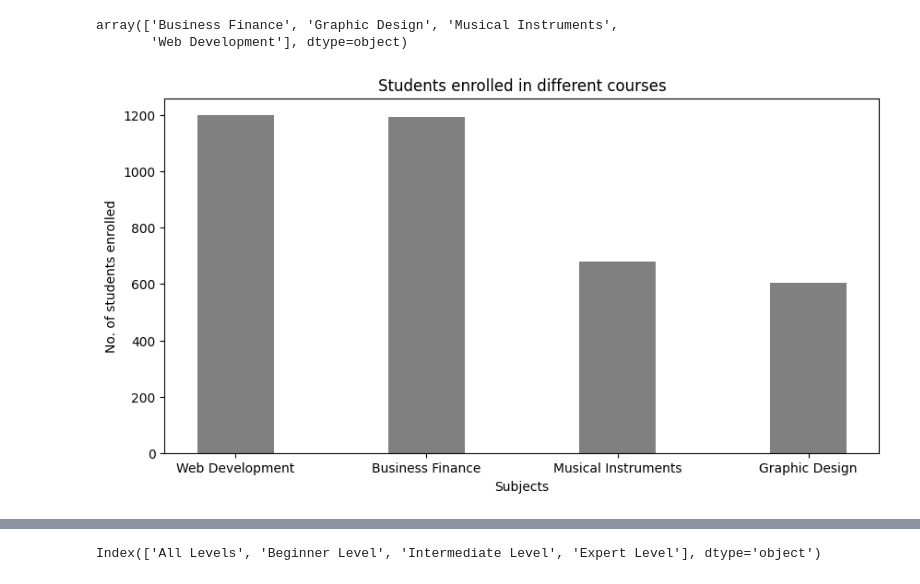
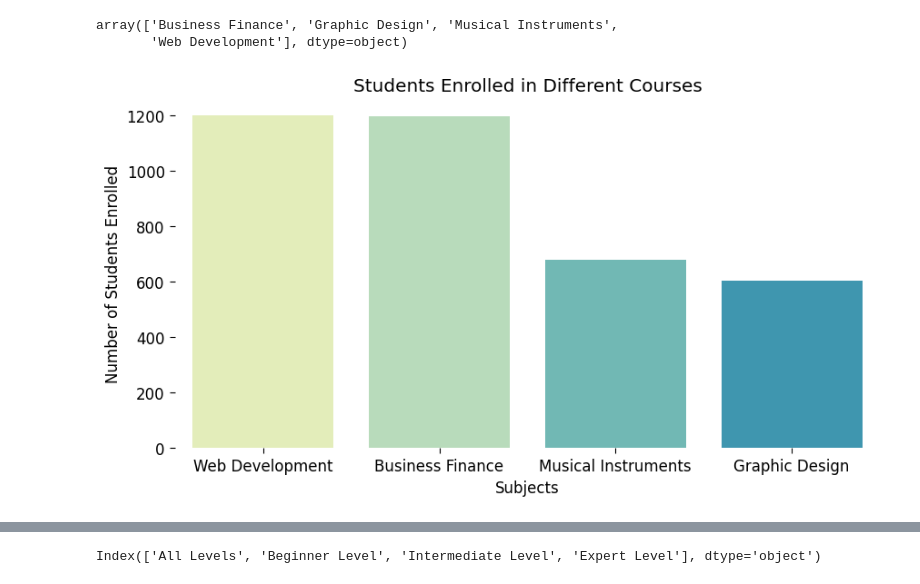
Before and after one commit to frm1789/100DaysOfPython, a Jupyter notebook: Coursera_analysis.ipynb, the cells around one changed output, grey strips where cells are left out. Cells and saved outputs as stored; diff of their text form; code cells hidden in the pictures.

```diff
--- a/Coursera_analysis.ipynb
+++ b/Coursera_analysis.ipynb
@@ -110,13 +128,14 @@ array(['Business Finance', 'Graphic Design', 'Musical Instruments',
 # Count the number of occurrences of each subject
 subject_counts = df['subject'].value_counts()
 # %%
-fig = plt.figure(figsize = (10,5))
+plt.figure(figsize=(10, 5))
 
-plt.bar(subject_counts.index,subject_counts.values, color="grey", width=0.4)
+sns.barplot(x=subject_counts.index, y=subject_counts.values, palette=sns.color_palette("YlGnBu"))
+sns.despine(left=True, bottom=True)
+plt.xlabel("Subjects")
+plt.ylabel("Number of Students Enrolled")
+plt.title("Students Enrolled in Different Courses")
 
-plt.xlabel("Subjects")
-plt.ylabel("No. of students enrolled")
-plt.title("Students enrolled in different courses")
 plt.show()
 # %% [output]
-[figure, old version]
+[figure, new version]
```
Also changed, not shown: parts of 24 cells of this notebook.
